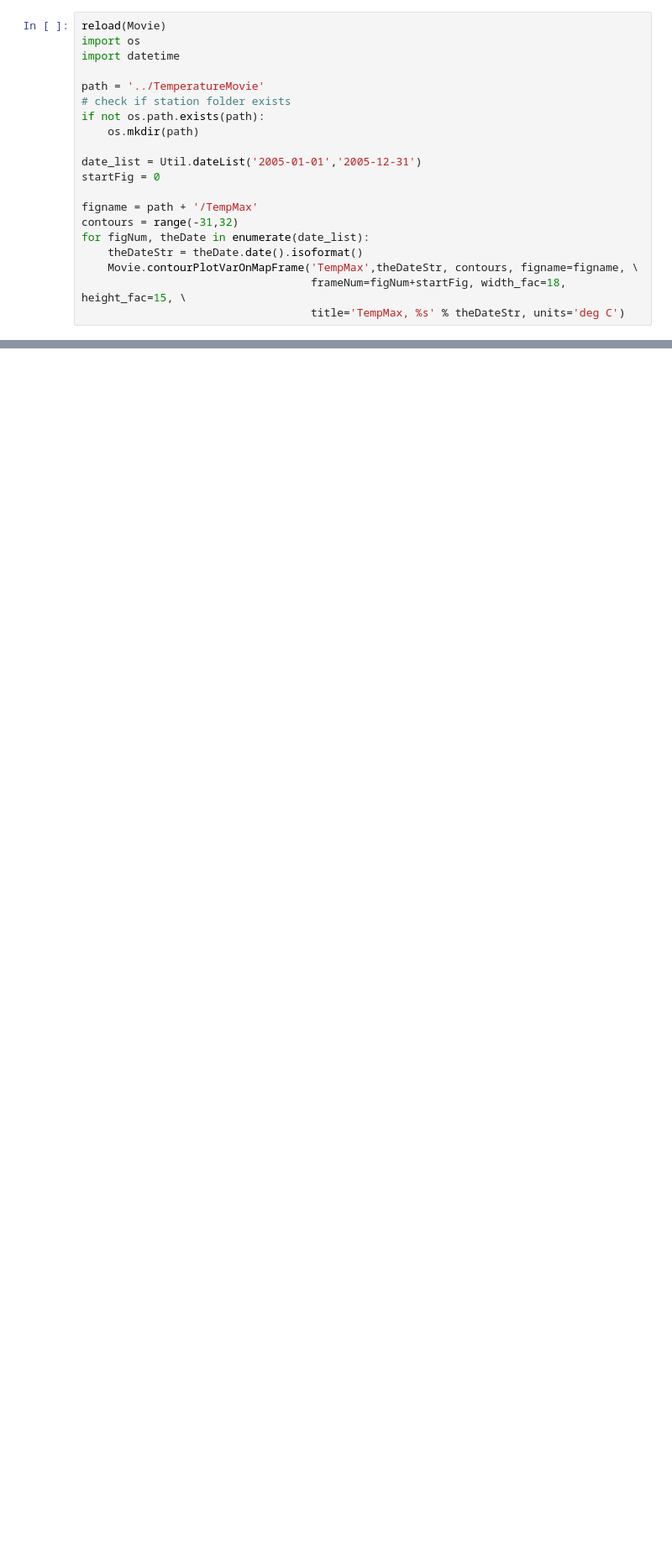
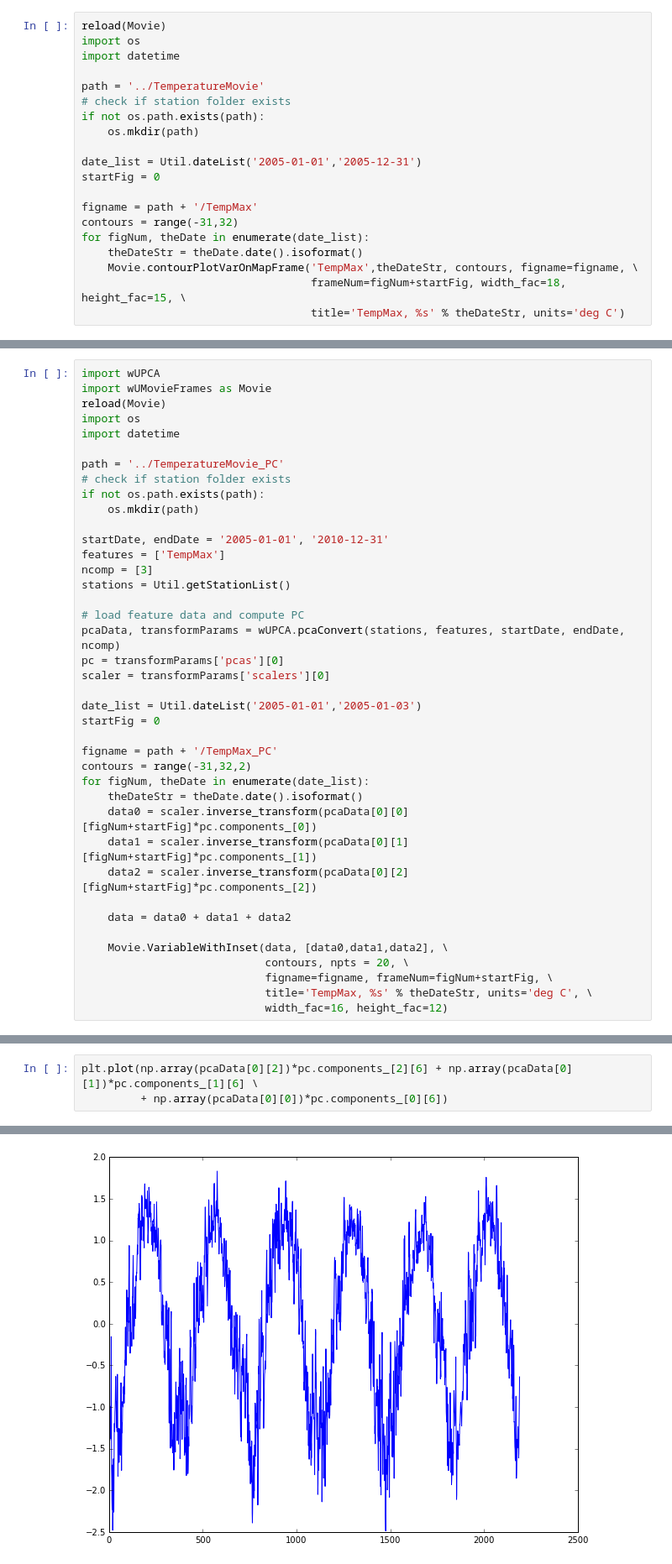
Before and after one commit to majorgowan/wpwp, a Jupyter notebook: Notebooks/wU_Movies.ipynb, the cells around one changed output, grey strips where cells are left out. Shown at 84% size. Drawn from its saved outputs; the diff is of its cells as text; blank space fills up the shorter version.

Commit message:
progress on movies but having PCA problem

```diff
--- a/Notebooks/wU_Movies.ipynb
+++ b/Notebooks/wU_Movies.ipynb
@@ -41,0 +44,40 @@ for figNum, theDate in enumerate(date_list):
+# %%
+import wUPCA
+import wUMovieFrames as Movie
+reload(Movie)
+import os
+import datetime
+
+path = '../TemperatureMovie_PC'
+# check if station folder exists
+if not os.path.exists(path):
+    os.mkdir(path)
+
+startDate, endDate = '2005-01-01', '2010-12-31'
+features = ['TempMax']
+ncomp = [3]
+stations = Util.getStationList()
+
+# load feature data and compute PC
+pcaData, transformParams = wUPCA.pcaConvert(stations, features, startDate, endDate, ncomp)
+pc = transformParams['pcas'][0]
+scaler = transformParams['scalers'][0]
+
+date_list = Util.dateList('2005-01-01','2005-01-03')
+startFig = 0
+
+figname = path + '/TempMax_PC'
+contours = range(-31,32,2)
+for figNum, theDate in enumerate(date_list):
+    theDateStr = theDate.date().isoformat()
+    data0 = scaler.inverse_transform(pcaData[0][0][figNum+startFig]*pc.components_[0])
+    data1 = scaler.inverse_transform(pcaData[0][1][figNum+startFig]*pc.components_[1])
+    data2 = scaler.inverse_transform(pcaData[0][2][figNum+startFig]*pc.components_[2])
+
+    data = data0 + data1 + data2
+
+    Movie.VariableWithInset(data, [data0,data1,data2], \
+                            contours, npts = 20, \
+                            figname=figname, frameNum=figNum+startFig, \
+                            title='TempMax, %s' % theDateStr, units='deg C', \
+                            width_fac=16, height_fac=12)
@@ -41,0 +115,4 @@ for figNum, theDate in enumerate(date_list):
+# %%
+plt.plot(np.array(pcaData[0][2])*pc.components_[2][6] + np.array(pcaData[0][1])*pc.components_[1][6] \
+         + np.array(pcaData[0][0])*pc.components_[0][6])
+# %% [output]
@@ -41,0 +120 @@ for figNum, theDate in enumerate(date_list):
+[figure, added]
```
Also changed, not shown: parts of 5 cells of this notebook, 1 other file.
